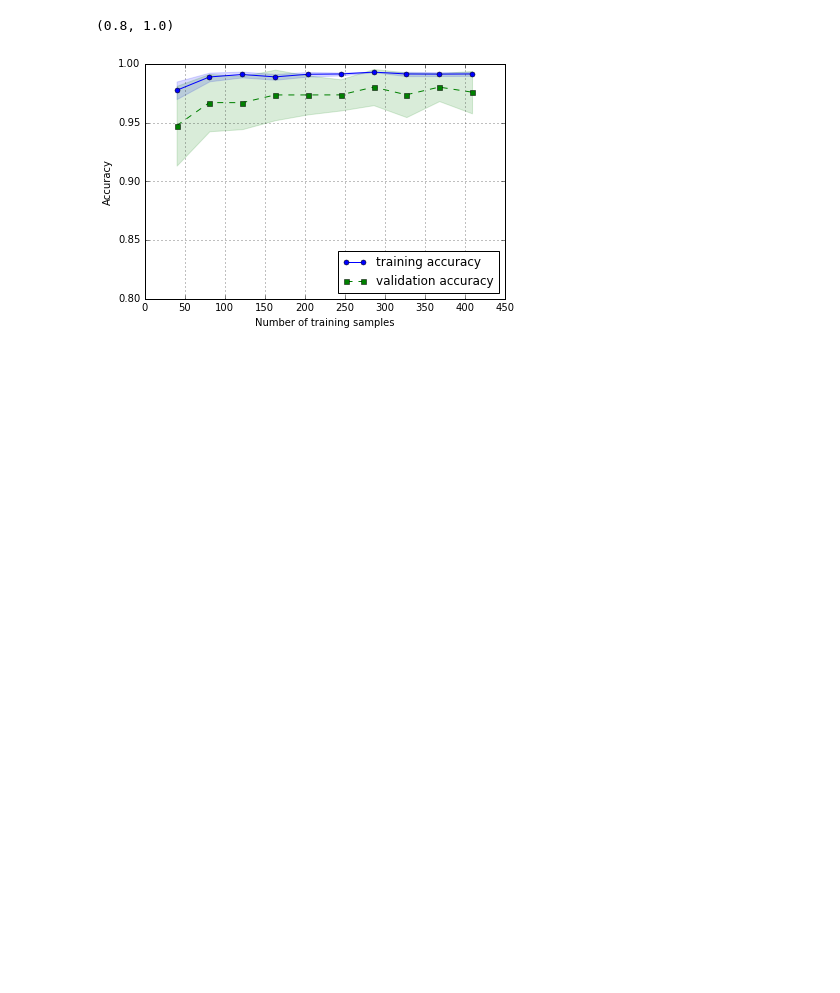
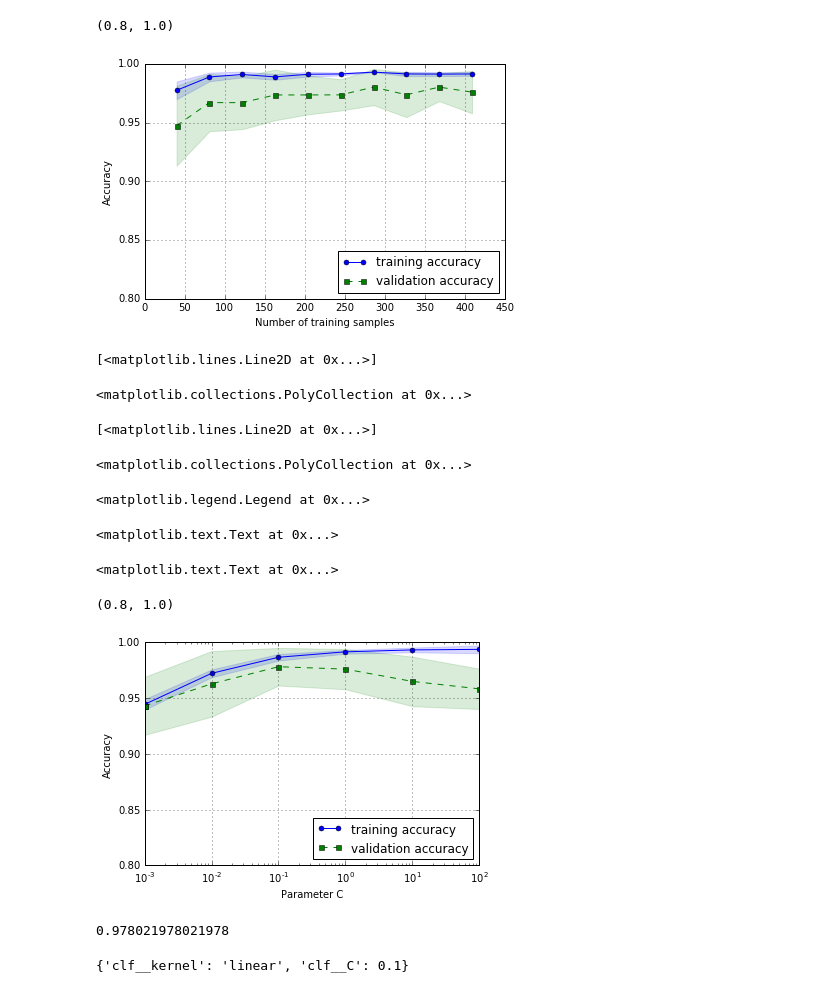
Before and after one commit to bhajar/Python_Learning_code, a Jupyter notebook: Python_Machine_Learning/6 - Model Evaluation and Hyperparameter tuning.ipynb, the cells around one changed output. Cells and saved outputs as stored; diff of their text form; code cells hidden in the pictures; blank space fills up the shorter version.

```diff
--- a/Python_Machine_Learning/6 - Model Evaluation and Hyperparameter tuning.ipynb
+++ b/Python_Machine_Learning/6 - Model Evaluation and Hyperparameter tuning.ipynb
@@ -173,3 +173,50 @@ plt.show()
 <matplotlib.legend.Legend at 0x...>
 (0.8, 1.0)
 [figure]
+# %%
+# Addressing overfitting and underfitting with validation curves
+# learning curves have training sample size as the x axis
+# validation curves have model parameters in the x axis, e.g. inverse regularization parameter C in lr
+# Similar to a learning curve, validation curve uses stratified kfold cross validation
+from sklearn.learning_curve import validation_curve
+param_range = [.001, .001, .01, .1, 1, 10, 100]
+train_scores, test_scores = validation_curve(estimator=pipe_lr, X=X_train, y=y_train, param_name='clf__C',
+                                            param_range=param_range, cv=10)
+# %%
+train_mean = np.mean(train_scores, axis=1)
+train_std = np.std(train_scores, axis=1)
+test_mean = np.mean(test_scores, axis=1)
+test_std = np.std(test_scores, axis=1)
+# %%
+plt.plot(param_range, train_mean,
+color='blue', marker='o',
+markersize=5,
+label='training accuracy')
+plt.fill_between(param_range, train_mean + train_std,
+train_mean - train_std, alpha=0.15,
+color='blue')
+plt.plot(param_range, test_mean,
+color='green', linestyle='--',
+marker='s', markersize=5,
+label='validation accuracy')
+plt.fill_between(param_range,
+test_mean + test_std,
+test_mean - test_std,
+alpha=0.15, color='green')
+plt.grid()
+plt.xscale('log')
+plt.legend(loc='lower right')
+plt.xlabel('Parameter C')
+plt.ylabel('Accuracy')
+plt.ylim([0.8, 1.0])
+plt.show()
+# %% [output]
+[<matplotlib.lines.Line2D at 0x...>]
+<matplotlib.collections.PolyCollection at 0x...>
+[<matplotlib.lines.Line2D at 0x...>]
+<matplotlib.collections.PolyCollection at 0x...>
+<matplotlib.legend.Legend at 0x...>
+<matplotlib.text.Text at 0x...>
+<matplotlib.text.Text at 0x...>
+(0.8, 1.0)
+[figure, added]
@@ -175,0 +241,16 @@ plt.show()
+# %%
+gs = GridSearchCV(estimator=pipe_svc,
+                 param_grid=param_grid,
+                 scoring='accuracy',
+                 cv=10,
+                 n_jobs=-1)
+gs = gs.fit(X_train, y_train)
+print(gs.best_score_)
+# %% [output]
+0.978021978021978
+# %%
+print(gs.best_params_)
+# Finally, we can use the test set to evaluate the performance of the best selected model which is available via the
+# best_estimator_attribute of the GridSearchCV object
+# %% [output]
+{'clf__kernel': 'linear', 'clf__C': 0.1}
```
Also changed, not shown: parts of 16 cells of this notebook, 1 other file.
